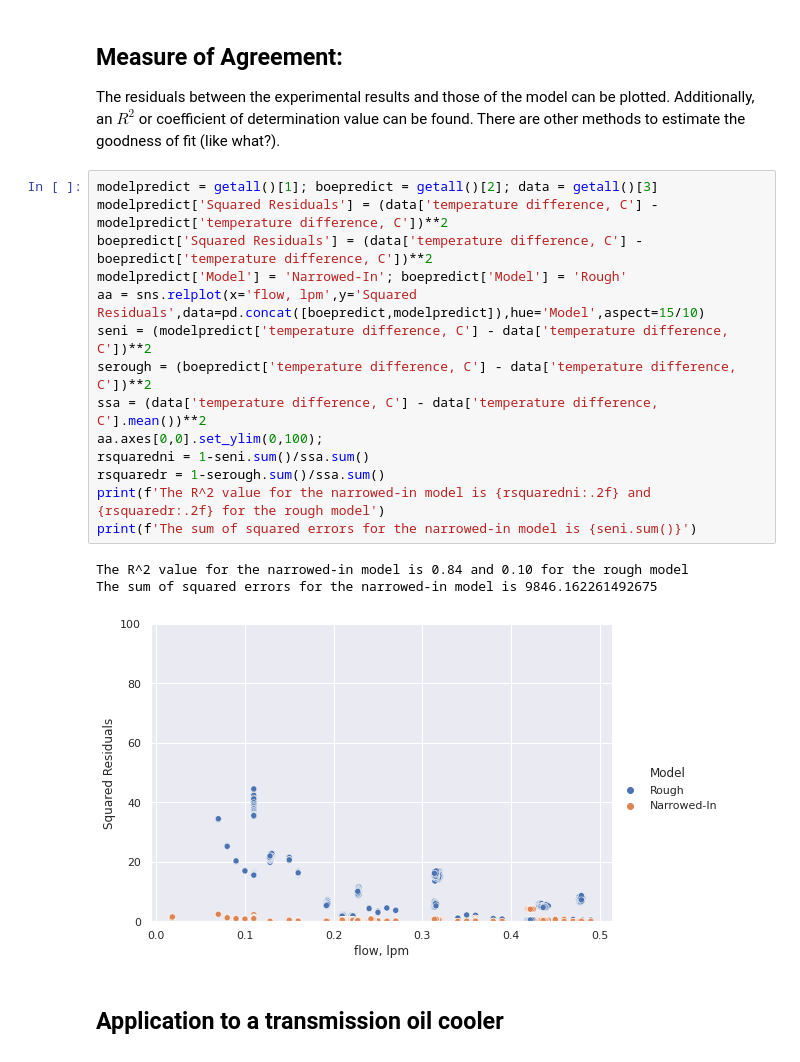
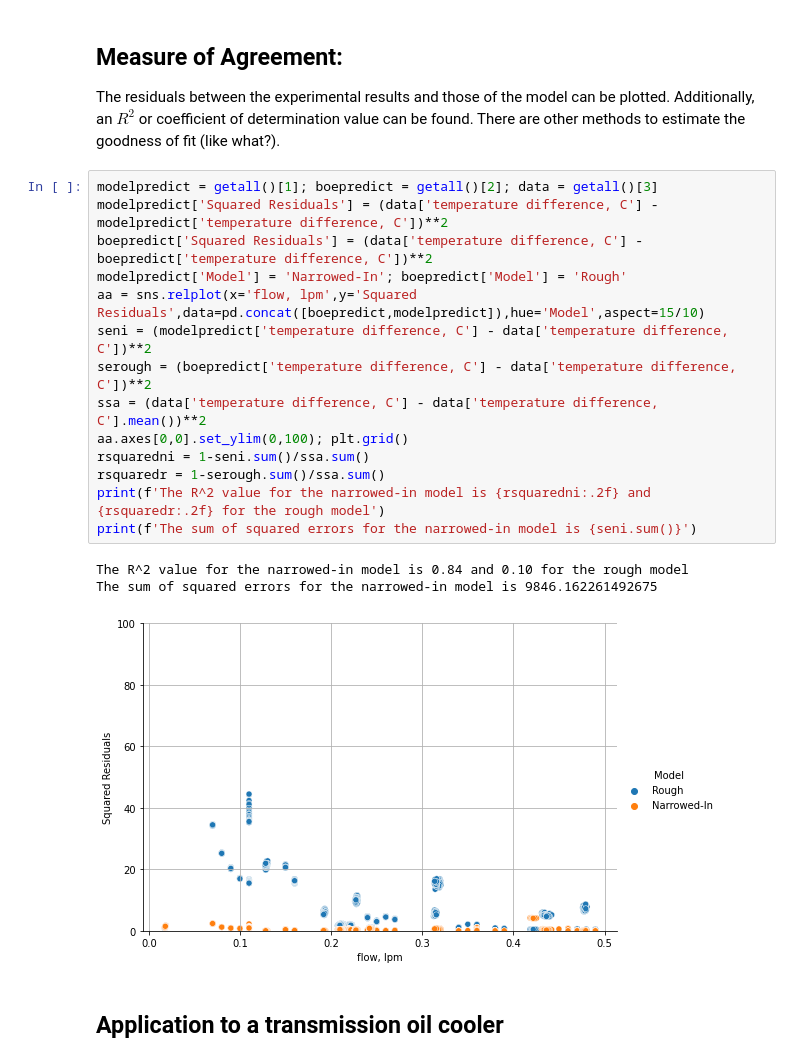
Before and after one commit to clint-bg/demos, a Jupyter notebook: ExtendedSurfaceExchanger/ExtendedSurface.ipynb, the cells around one changed output. Cells and saved outputs as stored; diff of their text form.

```diff
--- a/ExtendedSurfaceExchanger/ExtendedSurface.ipynb
+++ b/ExtendedSurfaceExchanger/ExtendedSurface.ipynb
@@ -428,21 +429,21 @@ The residuals between the experimental results and those of the model can be plo
 # %%
 modelpredict = getall()[1]; boepredict = getall()[2]; data = getall()[3]
 modelpredict['Squared Residuals'] = (data['temperature difference, C'] - modelpredict['temperature difference, C'])**2
 boepredict['Squared Residuals'] = (data['temperature difference, C'] - boepredict['temperature difference, C'])**2
 modelpredict['Model'] = 'Narrowed-In'; boepredict['Model'] = 'Rough'
 aa = sns.relplot(x='flow, lpm',y='Squared Residuals',data=pd.concat([boepredict,modelpredict]),hue='Model',aspect=15/10)
 seni = (modelpredict['temperature difference, C'] - data['temperature difference, C'])**2
 serough = (boepredict['temperature difference, C'] - data['temperature difference, C'])**2
 ssa = (data['temperature difference, C'] - data['temperature difference, C'].mean())**2
-aa.axes[0,0].set_ylim(0,100);
+aa.axes[0,0].set_ylim(0,100); plt.grid()
 rsquaredni = 1-seni.sum()/ssa.sum()
 rsquaredr = 1-serough.sum()/ssa.sum()
 print(f'The R^2 value for the narrowed-in model is {rsquaredni:.2f} and {rsquaredr:.2f} for the rough model')
 print(f'The sum of squared errors for the narrowed-in model is {seni.sum()}')
 # %% [output]
 The R^2 value for the narrowed-in model is 0.84 and 0.10 for the rough model
 The sum of squared errors for the narrowed-in model is 9846.162261492675
-[figure, old version]
+[figure, new version]
 # %% [markdown]
 ## Application to a transmission oil cooler
 # %% [markdown]
```
Also changed, not shown: parts of 10 cells of this notebook.
